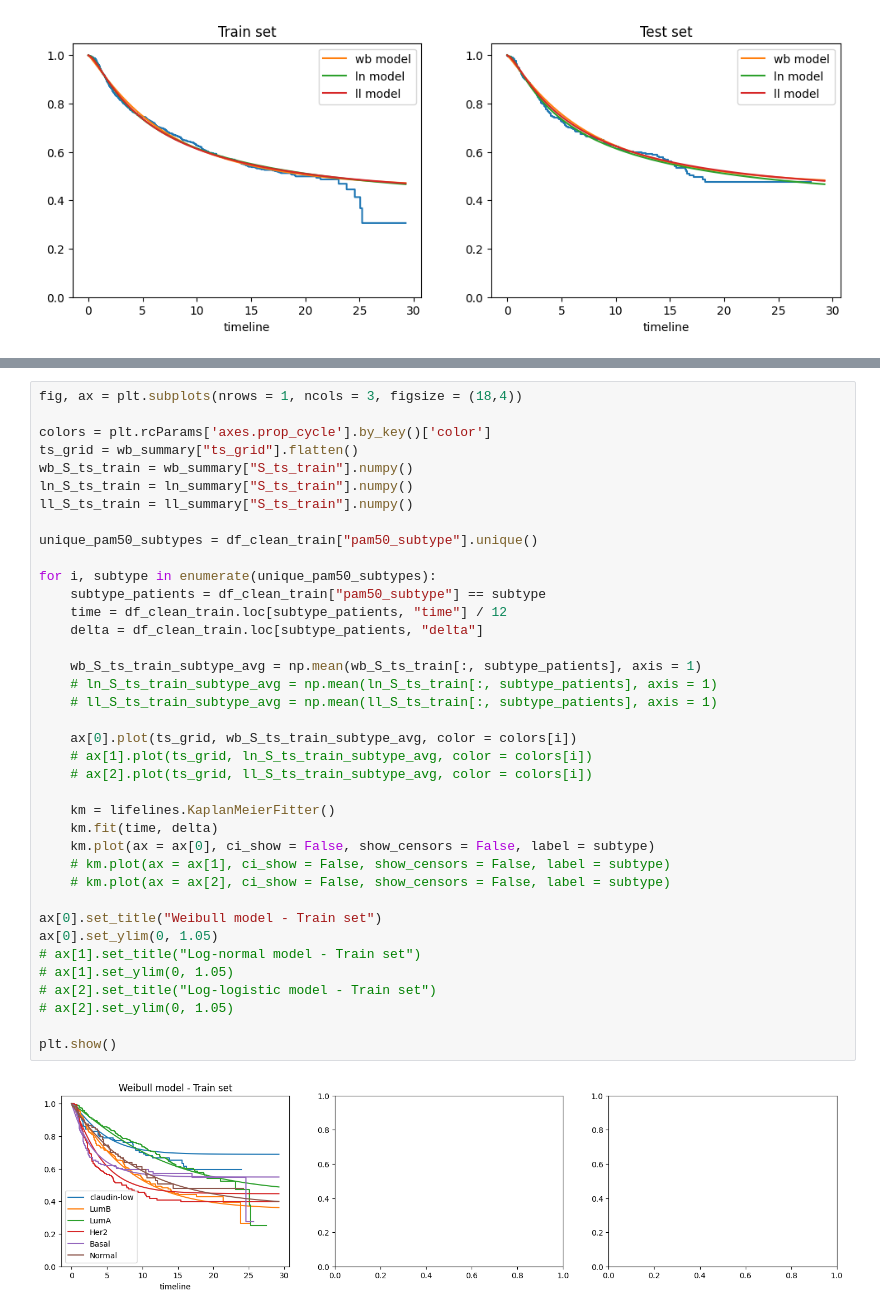
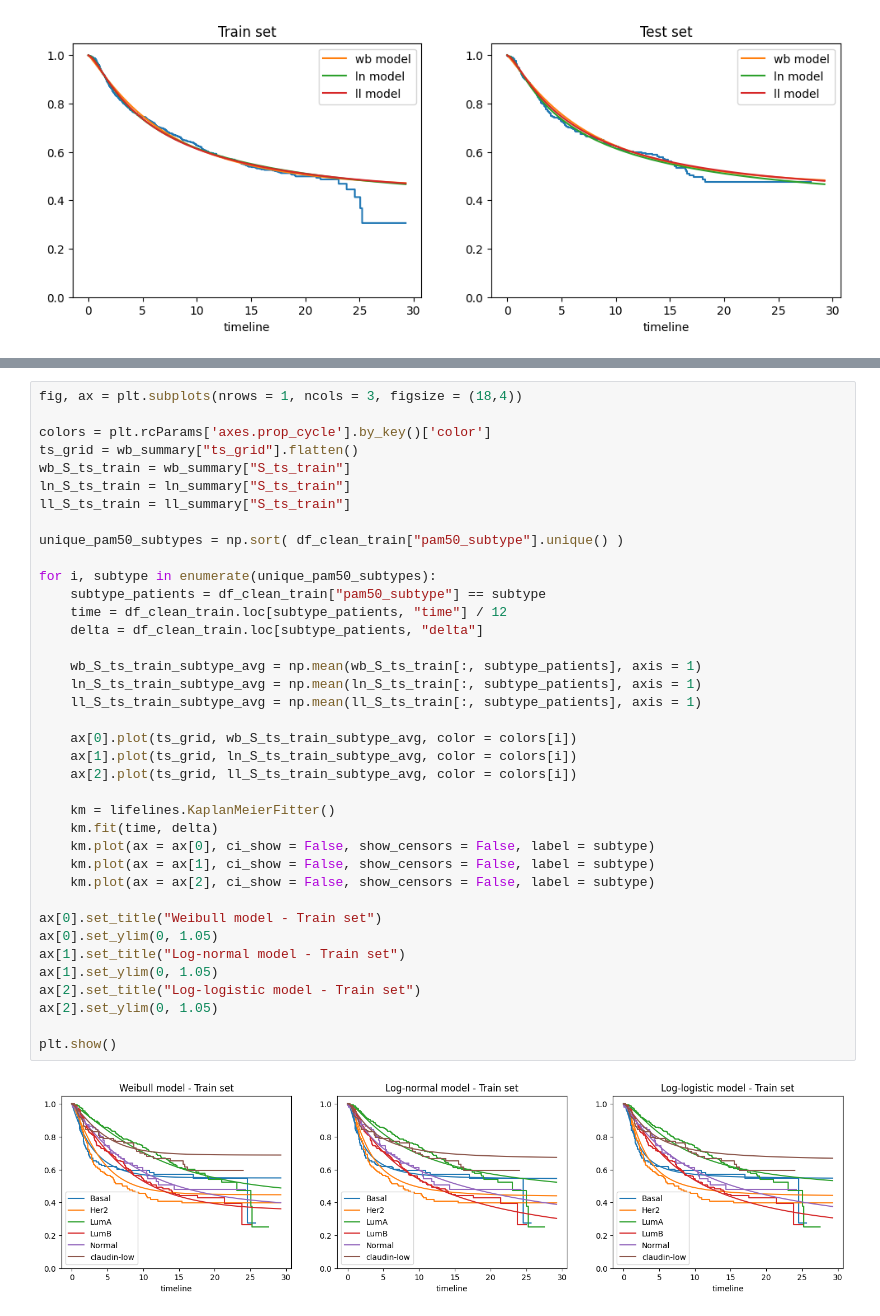
Before and after one commit to nhilariosilva/metabric_aft_models, a Jupyter notebook: notebooks/Structure1 Models.ipynb, the cells around one changed output, grey strips where cells are left out. Drawn from its saved outputs; the diff is of its cells as text.

```diff
--- a/notebooks/Structure1 Models.ipynb
+++ b/notebooks/Structure1 Models.ipynb
@@ -228,40 +235,40 @@ pd.options.display.float_format = None
 # %%
 fig, ax = plt.subplots(nrows = 1, ncols = 3, figsize = (18,4))
 
 colors = plt.rcParams['axes.prop_cycle'].by_key()['color']
 ts_grid = wb_summary["ts_grid"].flatten()
-wb_S_ts_train = wb_summary["S_ts_train"].numpy()
-ln_S_ts_train = ln_summary["S_ts_train"].numpy()
-ll_S_ts_train = ll_summary["S_ts_train"].numpy()
+wb_S_ts_train = wb_summary["S_ts_train"]
+ln_S_ts_train = ln_summary["S_ts_train"]
+ll_S_ts_train = ll_summary["S_ts_train"]
 
-unique_pam50_subtypes = df_clean_train["pam50_subtype"].unique()
+unique_pam50_subtypes = np.sort( df_clean_train["pam50_subtype"].unique() )
 
 for i, subtype in enumerate(unique_pam50_subtypes):
     subtype_patients = df_clean_train["pam50_subtype"] == subtype
     time = df_clean_train.loc[subtype_patients, "time"] / 12
     delta = df_clean_train.loc[subtype_patients, "delta"]
 
     wb_S_ts_train_subtype_avg = np.mean(wb_S_ts_train[:, subtype_patients], axis = 1)
-    # ln_S_ts_train_subtype_avg = np.mean(ln_S_ts_train[:, subtype_patients], axis = 1)
-    # ll_S_ts_train_subtype_avg = np.mean(ll_S_ts_train[:, subtype_patients], axis = 1)
+    ln_S_ts_train_subtype_avg = np.mean(ln_S_ts_train[:, subtype_patients], axis = 1)
+    ll_S_ts_train_subtype_avg = np.mean(ll_S_ts_train[:, subtype_patients], axis = 1)
 
     ax[0].plot(ts_grid, wb_S_ts_train_subtype_avg, color = colors[i])
-    # ax[1].plot(ts_grid, ln_S_ts_train_subtype_avg, color = colors[i])
-    # ax[2].plot(ts_grid, ll_S_ts_train_subtype_avg, color = colors[i])
+    ax[1].plot(ts_grid, ln_S_ts_train_subtype_avg, color = colors[i])
+    ax[2].plot(ts_grid, ll_S_ts_train_subtype_avg, color = colors[i])
 
     km = lifelines.KaplanMeierFitter()
     km.fit(time, delta)
     km.plot(ax = ax[0], ci_show = False, show_censors = False, label = subtype)
-    # km.plot(ax = ax[1], ci_show = False, show_censors = False, label = subtype)
-    # km.plot(ax = ax[2], ci_show = False, show_censors = False, label = subtype)
+    km.plot(ax = ax[1], ci_show = False, show_censors = False, label = subtype)
+    km.plot(ax = ax[2], ci_show = False, show_censors = False, label = subtype)
 
 ax[0].set_title("Weibull model - Train set")
 ax[0].set_ylim(0, 1.05)
-# ax[1].set_title("Log-normal model - Train set")
-# ax[1].set_ylim(0, 1.05)
-# ax[2].set_title("Log-logistic model - Train set")
-# ax[2].set_ylim(0, 1.05)
+ax[1].set_title("Log-normal model - Train set")
+ax[1].set_ylim(0, 1.05)
+ax[2].set_title("Log-logistic model - Train set")
+ax[2].set_ylim(0, 1.05)
 
 plt.show()
 # %% [output]
-[figure, old version]
+[figure, new version]
```
Also changed, not shown: parts of 9 cells of this notebook, 58 other files.
